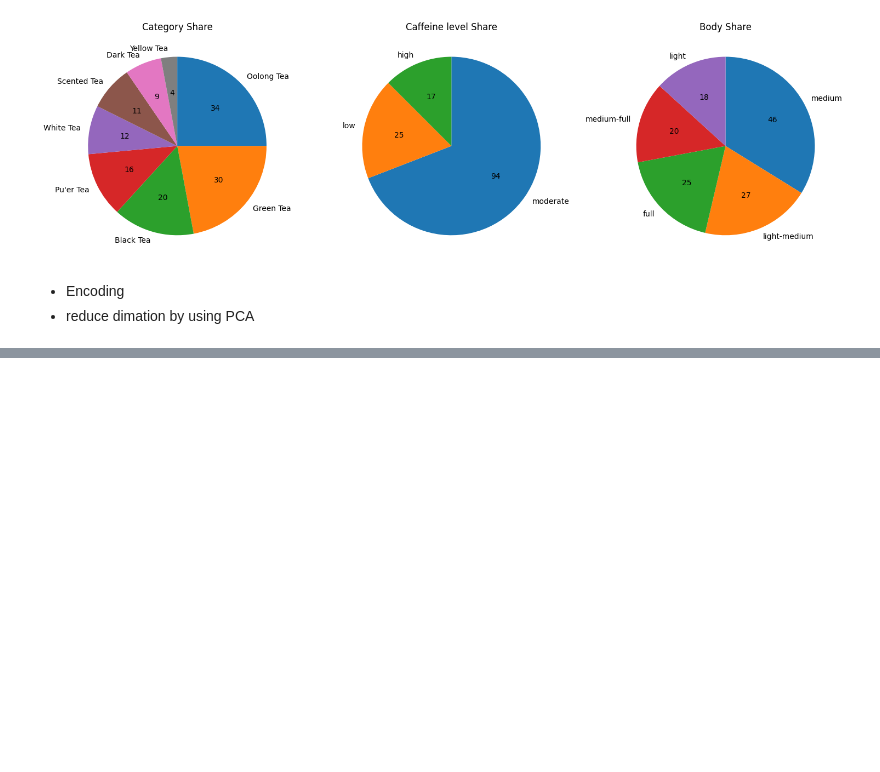
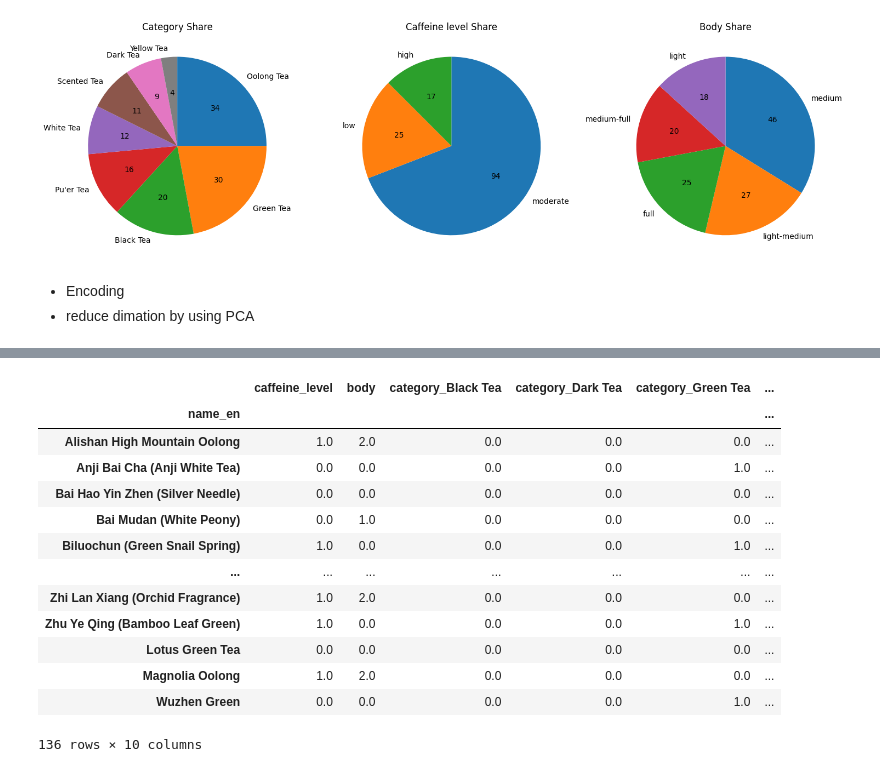
Before and after one commit to kanonyonezu/tea-app, a Jupyter notebook: teadata.ipynb, the cells around one changed output, grey strips where cells are left out. Saved outputs shown, nothing was run; the diff lists cells and outputs as text; code cells hidden in the pictures; blank space fills up the shorter version.

```diff
--- a/teadata.ipynb
+++ b/teadata.ipynb
@@ -71,0 +104,6 @@ plt.show()
+# %%
+caffeine_cat = ["low", "moderate", "high"]
+body_cat = ["light", "light-medium", "medium", "medium-full", "full"]
+# %%
+ordinal_encoder = OrdinalEncoder(categories=[caffeine_cat,body_cat])
+ordinal_encoder.fit(df_pca[["caffeine_level", "body"]])
@@ -71,0 +114,3 @@ plt.show()
+# %%
+df_pca[["caffeine_level", "body"]] = ordinal_encoder.transform(df_pca[["caffeine_level", "body"]])
+df_pca
@@ -71,0 +140,3 @@ plt.show()
+# %%
+ohe = OneHotEncoder(sparse_output=False)
+ohe.fit(df_pca[["category"]])
@@ -71,0 +162,20 @@ plt.show()
+# %%
+df_pca[ohe.get_feature_names_out()] = ohe.transform(df_pca[["category"]])
+df_pca = df_pca.drop(columns=["category"])
+
+df_pca
+# %% [output]
+|  | caffeine_level | body | category_Black Tea | category_Dark Tea | category_Green Tea | ... |
+| name_en |  |  |  |  |  | ... |
+| Alishan High Mountain Oolong | 1.0 | 2.0 | 0.0 | 0.0 | 0.0 | ... |
+| Anji Bai Cha (Anji White Tea) | 0.0 | 0.0 | 0.0 | 0.0 | 1.0 | ... |
+| Bai Hao Yin Zhen (Silver Needle) | 0.0 | 0.0 | 0.0 | 0.0 | 0.0 | ... |
+| Bai Mudan (White Peony) | 0.0 | 1.0 | 0.0 | 0.0 | 0.0 | ... |
+| Biluochun (Green Snail Spring) | 1.0 | 0.0 | 0.0 | 0.0 | 1.0 | ... |
+| ... | ... | ... | ... | ... | ... | ... |
+| Zhi Lan Xiang (Orchid Fragrance) | 1.0 | 2.0 | 0.0 | 0.0 | 0.0 | ... |
+| Zhu Ye Qing (Bamboo Leaf Green) | 1.0 | 0.0 | 0.0 | 0.0 | 1.0 | ... |
+| Lotus Green Tea | 0.0 | 0.0 | 0.0 | 0.0 | 0.0 | ... |
+| Magnolia Oolong | 1.0 | 2.0 | 0.0 | 0.0 | 0.0 | ... |
+| Wuzhen Green | 0.0 | 0.0 | 0.0 | 0.0 | 1.0 | ... |
+136 rows × 10 columns
```
Also changed, not shown: parts of 12 cells of this notebook.
